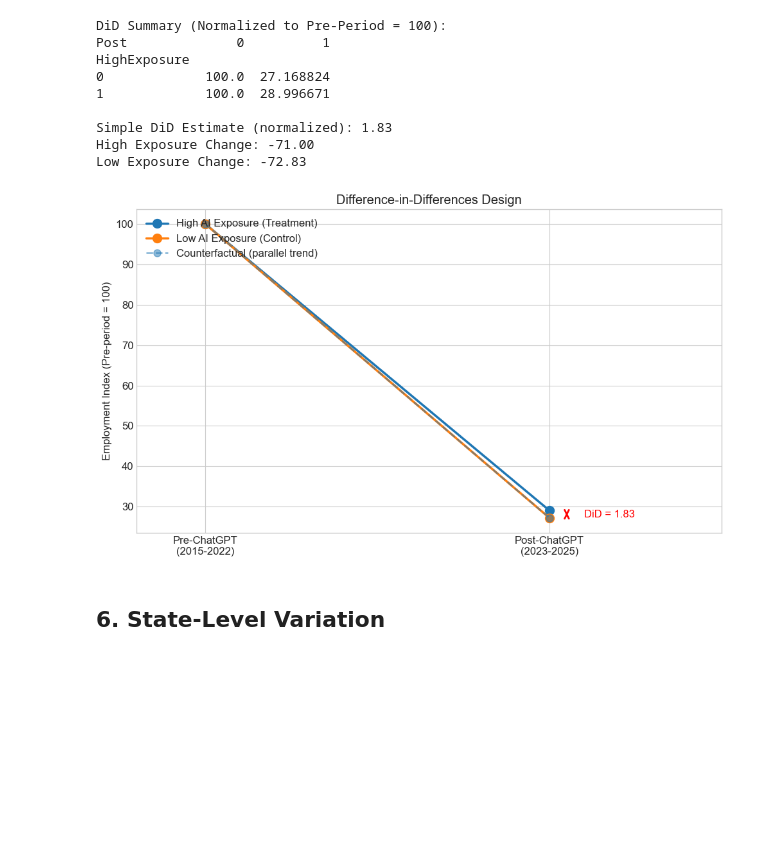
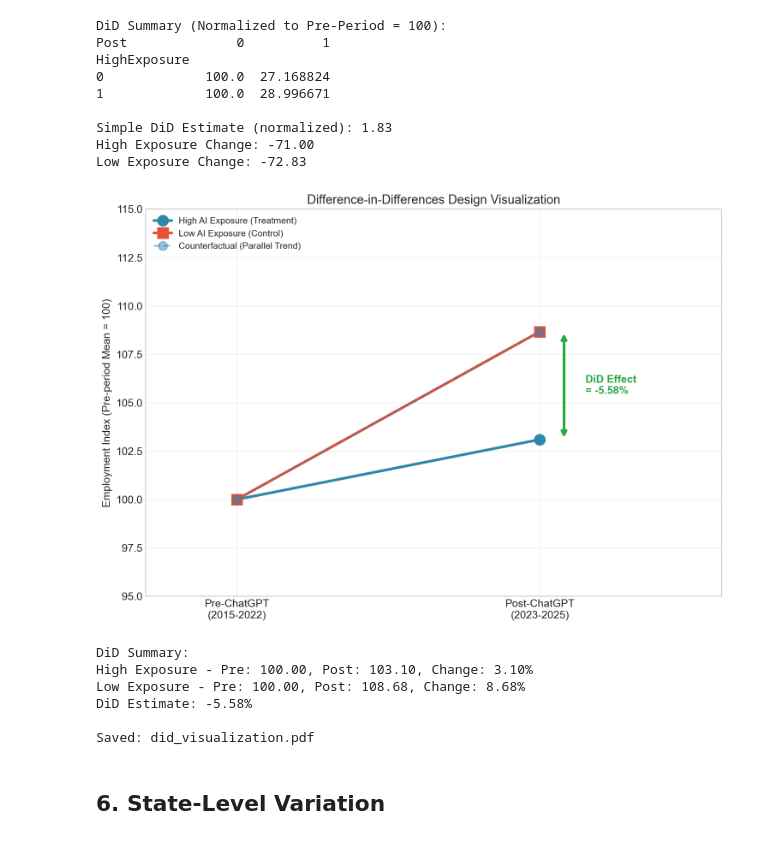
Before and after one commit to jeevanbhatta/AI_Effects_On_Labour_Market, a Jupyter notebook: analysis/preliminary_analysis.ipynb, the cells around one changed output. Cells and saved outputs as stored; diff of their text form; code cells hidden in the pictures; blank space fills up the shorter version.

```diff
--- a/analysis/preliminary_analysis.ipynb
+++ b/analysis/preliminary_analysis.ipynb
@@ -1,18 +1,21 @@
 # %% [markdown]
 ## 1. Setup and Data Loading
 # %%
-!pip install pandas numpy matplotlib seaborn
-
 import pandas as pd
 import numpy as np
 import matplotlib.pyplot as plt
 import seaborn as sns
+import os
+
+# Create figures directory if it doesn't exist
+os.makedirs('../paper/figures', exist_ok=True)
 
 # Set style
 plt.style.use('seaborn-v0_8-whitegrid')
 sns.set_palette('colorblind')
 plt.rcParams['figure.figsize'] = (12, 6)
 plt.rcParams['font.size'] = 12
+plt.rcParams['figure.dpi'] = 150
 
 # Suppress warnings
 import warnings
@@ -336,39 +336,72 @@ Simple DiD Estimate (normalized): 1.83
 High Exposure Change: -71.00
 Low Exposure Change: -72.83
 # %%
+# Calculate DiD Summary Statistics
+did_summary = national_excl_total.groupby(['Post', 'HighExposure']).agg({
+    'Employment': 'mean'  # Use mean across time periods
+}).reset_index()
+
+# Get values for DiD calculation
+high_pre = did_summary[(did_summary['Post'] == 0) & (did_summary['HighExposure'] == 1)]['Employment'].values[0]
+high_post = did_summary[(did_summary['Post'] == 1) & (did_summary['HighExposure'] == 1)]['Employment'].values[0]
+low_pre = did_summary[(did_summary['Post'] == 0) & (did_summary['HighExposure'] == 0)]['Employment'].values[0]
+low_post = did_summary[(did_summary['Post'] == 1) & (did_summary['HighExposure'] == 0)]['Employment'].values[0]
+
+# Normalize to pre-period = 100
+high_pre_norm, high_post_norm = 100, (high_post / high_pre) * 100
+low_pre_norm, low_post_norm = 100, (low_post / low_pre) * 100
+
+did_estimate = (high_post_norm - high_pre_norm) - (low_post_norm - low_pre_norm)
+
 # DiD visualization
-fig, ax = plt.subplots(figsize=(10, 6))
+fig, ax = plt.subplots(figsize=(10, 7))
 
 x = [0, 1]
 labels = ['Pre-ChatGPT\n(2015-2022)', 'Post-ChatGPT\n(2023-2025)']
 
 # Actual trends
-ax.plot(x, [high_pre, high_post], 'o-', linewidth=2.5, markersize=10,
-        color='tab:blue', label='High AI Exposure (Treatment)')
-ax.plot(x, [low_pre, low_post], 'o-', linewidth=2.5, markersize=10,
-        color='tab:orange', label='Low AI Exposure (Control)')
+ax.plot(x, [high_pre_norm, high_post_norm], 'o-', linewidth=3, markersize=12,
+        color='#2E86AB', label='High AI Exposure (Treatment)')
+ax.plot(x, [low_pre_norm, low_post_norm], 's-', linewidth=3, markersize=12,
+        color='#E94F37', label='Low AI Exposure (Control)')
 
 # Counterfactual (parallel trend for treatment group)
-counterfactual = high_pre + (low_post - low_pre)
-ax.plot(x, [high_pre, counterfactual], 'o--', linewidth=2, markersize=8,
-        color='tab:blue', alpha=0.5, label='Counterfactual (parallel trend)')
+counterfactual = high_pre_norm + (low_post_norm - low_pre_norm)
+ax.plot(x, [high_pre_norm, counterfactual], 'o--', linewidth=2, markersize=10,
+        color='#2E86AB', alpha=0.5, label='Counterfactual (Parallel Trend)')
 
 # DiD effect annotation
-ax.annotate('', xy=(1.05, high_post), xytext=(1.05, counterfactual),
-            arrowprops=dict(arrowstyle='<->', color='red', lw=2))
-ax.text(1.1, (high_post + counterfactual) / 2, f'DiD = {did_estimate:.2f}',
-        fontsize=12, color='red', va='center')
+ax.annotate('', xy=(1.08, high_post_norm), xytext=(1.08, counterfactual),
+            arrowprops=dict(arrowstyle='<->', color='#28A745', lw=3))
+ax.text(1.15, (high_post_norm + counterfactual) / 2, f'DiD Effect\n= {did_estimate:.2f}%',
+        fontsize=12, color='#28A745', va='center', fontweight='bold')
 
 ax.set_xticks(x)
-ax.set_xticklabels(labels)
-ax.set_ylabel('Employment Index (Pre-period = 100)')
-ax.set_title('Difference-in-Differences Design')
-ax.legend(loc='upper left')
-ax.set_xlim(-0.2, 1.5)
+ax.set_xticklabels(labels, fontsize=12)
+ax.set_ylabel('Employment Index (Pre-period Mean = 100)', fontsize=12)
+ax.set_title('Difference-in-Differences Design Visualization', fontsize=14)
+ax.legend(loc='upper left', fontsize=10)
+ax.set_xlim(-0.3, 1.6)
+ax.set_ylim([95, 115])
+ax.grid(True, alpha=0.3)
 plt.tight_layout()
+plt.savefig('../paper/figures/did_visualization.pdf', bbox_inches='tight', dpi=300)
+plt.savefig('../paper/figures/did_visualization.png', bbox_inches='tight', dpi=300)
 plt.show()
+
+print(f"\nDiD Summary:")
+print(f"High Exposure - Pre: {high_pre_norm:.2f}, Post: {high_post_norm:.2f}, Change: {high_post_norm - high_pre_norm:.2f}%")
+print(f"Low Exposure - Pre: {low_pre_norm:.2f}, Post: {low_post_norm:.2f}, Change: {low_post_norm - low_pre_norm:.2f}%")
+print(f"DiD Estimate: {did_estimate:.2f}%")
+print("\nSaved: did_visualization.pdf")
 # %% [output]
-[figure, old version]
+[figure, new version]
+DiD Summary:
+High Exposure - Pre: 100.00, Post: 103.10, Change: 3.10%
+Low Exposure - Pre: 100.00, Post: 108.68, Change: 8.68%
+DiD Estimate: -5.58%
+
+Saved: did_visualization.pdf
 # %% [markdown]
 ## 6. State-Level Variation
 # %%
```
Also changed, not shown: parts of 6 cells of this notebook, 27 other files.
